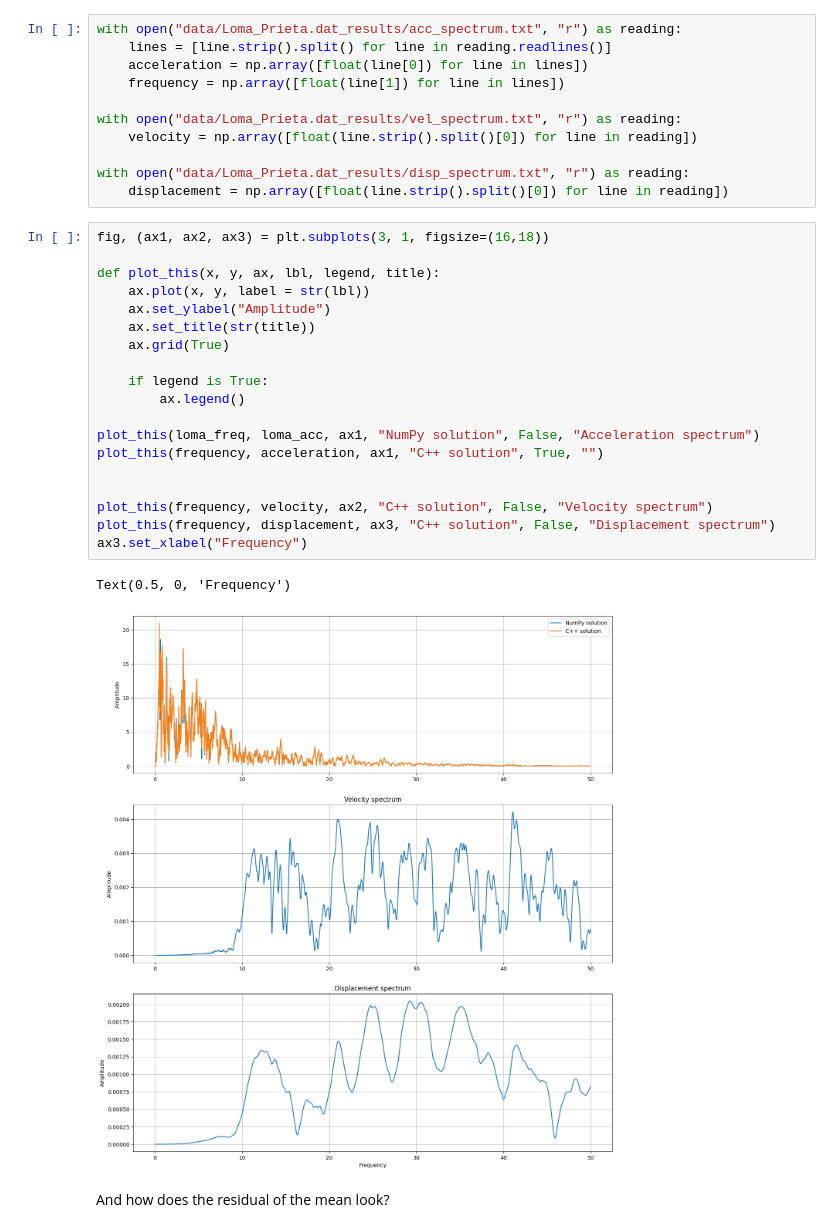
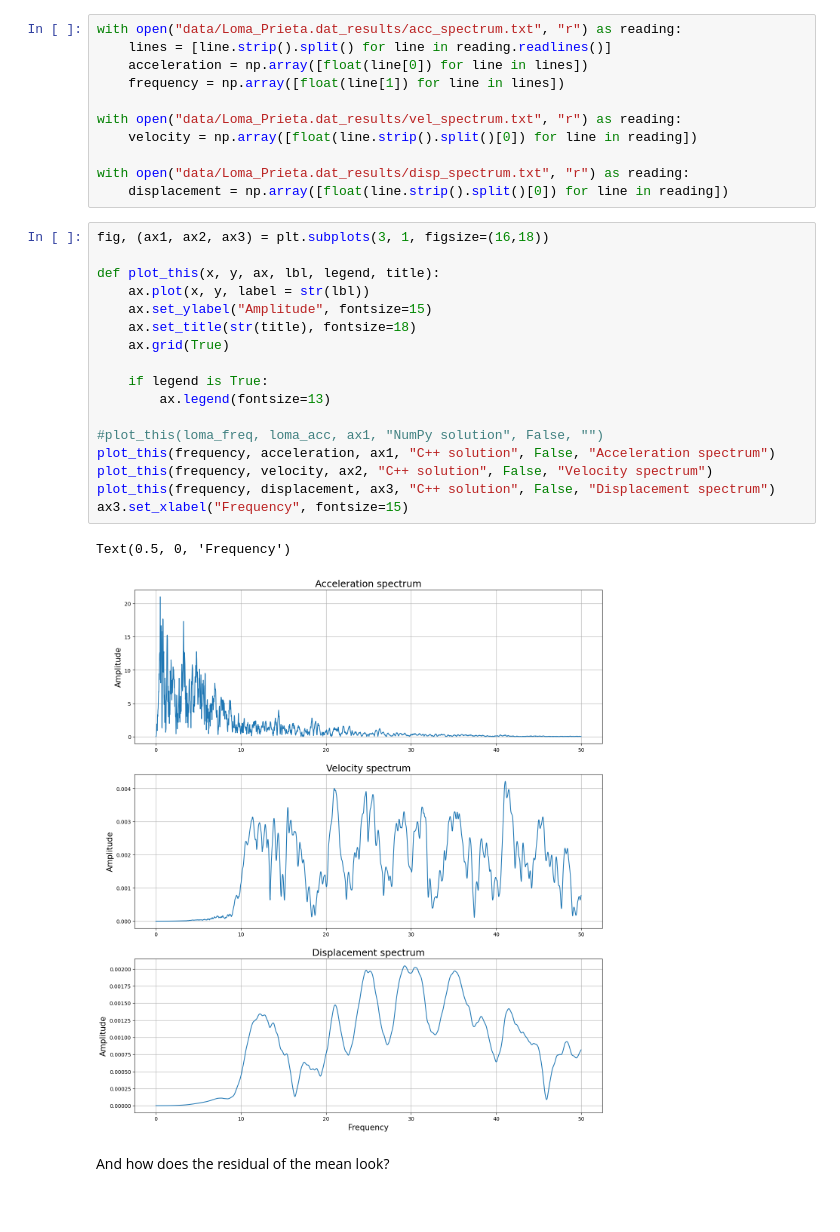
Before and after one commit to lookdnr/Simple-FFT, a Jupyter notebook: Examples.ipynb, the cells around one changed output. Cells and saved outputs as stored; diff of their text form.

```diff
--- a/Examples.ipynb
+++ b/Examples.ipynb
@@ -94,25 +94,23 @@ with open("data/Loma_Prieta.dat_results/disp_spectrum.txt", "r") as reading:
 # %%
 fig, (ax1, ax2, ax3) = plt.subplots(3, 1, figsize=(16,18))
 
 def plot_this(x, y, ax, lbl, legend, title):
     ax.plot(x, y, label = str(lbl))
-    ax.set_ylabel("Amplitude")
-    ax.set_title(str(title))
+    ax.set_ylabel("Amplitude", fontsize=15)
+    ax.set_title(str(title), fontsize=18)
     ax.grid(True)
 
     if legend is True:
-        ax.legend()
+        ax.legend(fontsize=13)
 
-plot_this(loma_freq, loma_acc, ax1, "NumPy solution", False, "Acceleration spectrum")
-plot_this(frequency, acceleration, ax1, "C++ solution", True, "")
-
-
+#plot_this(loma_freq, loma_acc, ax1, "NumPy solution", False, "")
+plot_this(frequency, acceleration, ax1, "C++ solution", False, "Acceleration spectrum")
 plot_this(frequency, velocity, ax2, "C++ solution", False, "Velocity spectrum")
 plot_this(frequency, displacement, ax3, "C++ solution", False, "Displacement spectrum")
-ax3.set_xlabel("Frequency")
+ax3.set_xlabel("Frequency", fontsize=15)
 # %% [output]
 Text(0.5, 0, 'Frequency')
-[figure, old version]
+[figure, new version]
 # %% [markdown]
 And how does the residual of the mean look?
 # %%
```
Also changed, not shown: parts of 3 cells of this notebook, 8 other files.
